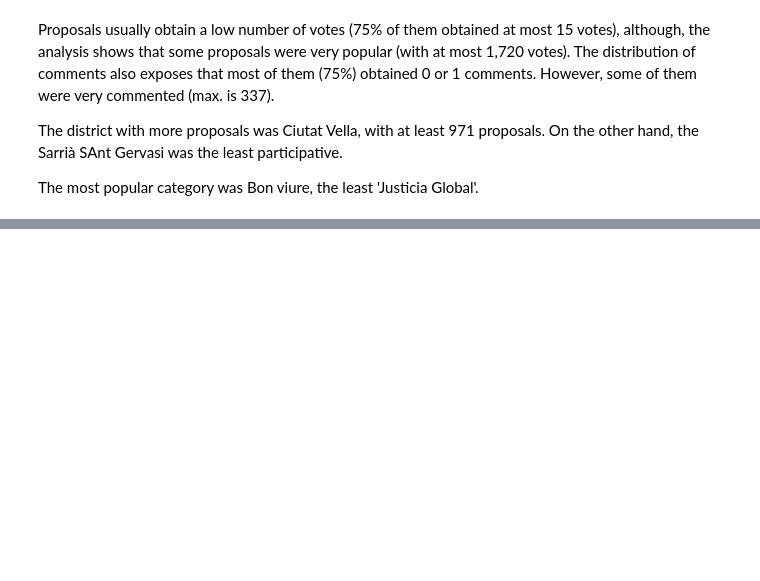
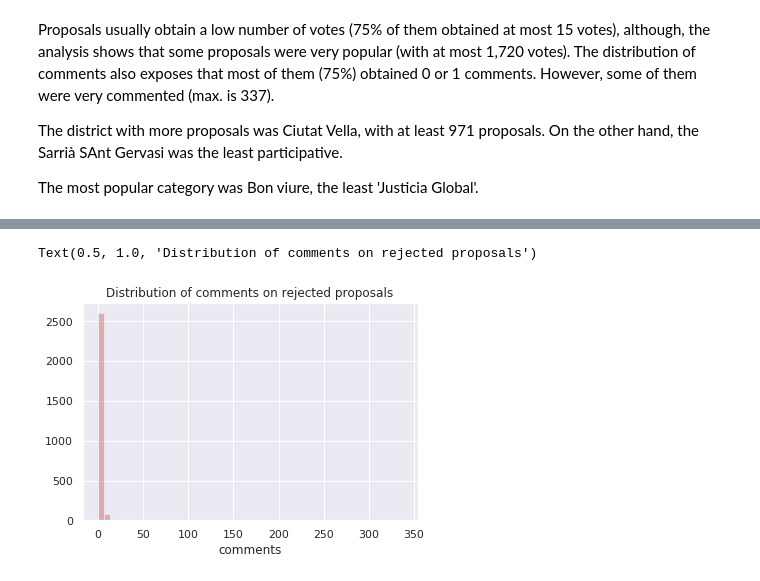
Before and after one commit to anavaldi/auditing_pam, a Jupyter notebook: src/0_descriptive_analytics.ipynb, the cells around one changed output, grey strips where cells are left out. Saved outputs shown, nothing was run; the diff lists cells and outputs as text; code cells hidden in the pictures; blank space fills up the shorter version.

```diff
--- a/src/0_descriptive_analytics.ipynb
+++ b/src/0_descriptive_analytics.ipynb
@@ -309,0 +209,10 @@ df.head()
+# %%
+# Distribution of comments on rejected proposals
+sns.distplot(df_aux.loc[(df_aux['status']=='rejected'),
+            'comments'], color='r', kde=False, label = "rejected")
+
+plt.xlabel('comments')
+plt.title('Distribution of comments on rejected proposals')
+# %% [output]
+Text(0.5, 1.0, 'Distribution of comments on rejected proposals')
+[figure, added]
```
Also changed, not shown: parts of 64 cells of this notebook.
